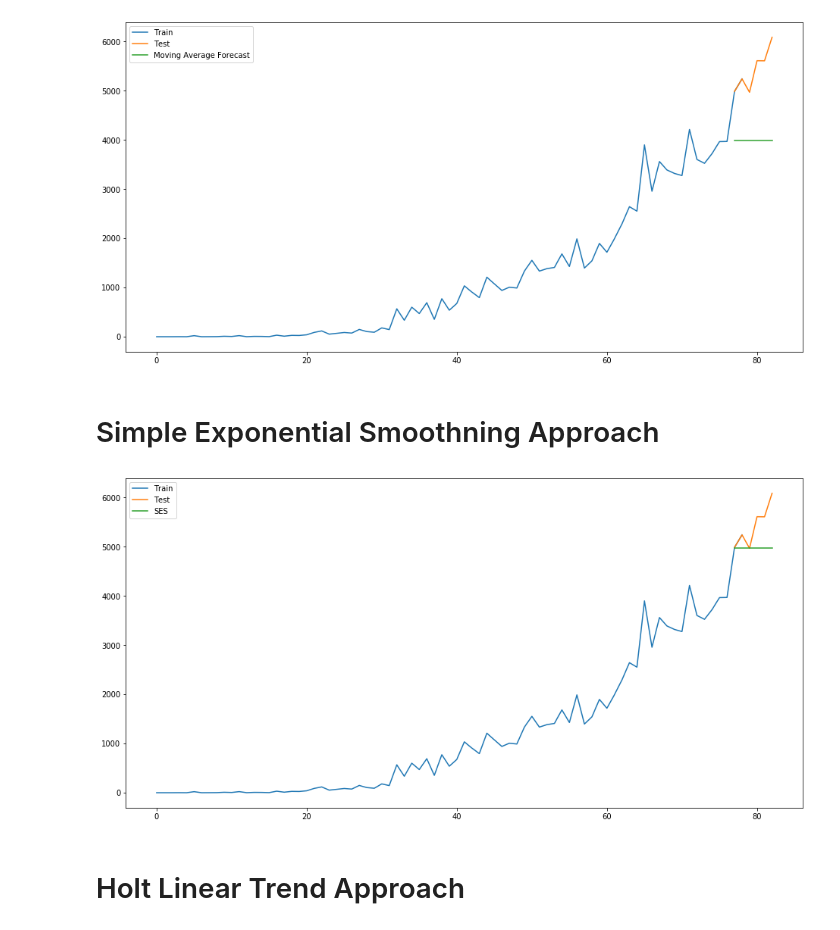
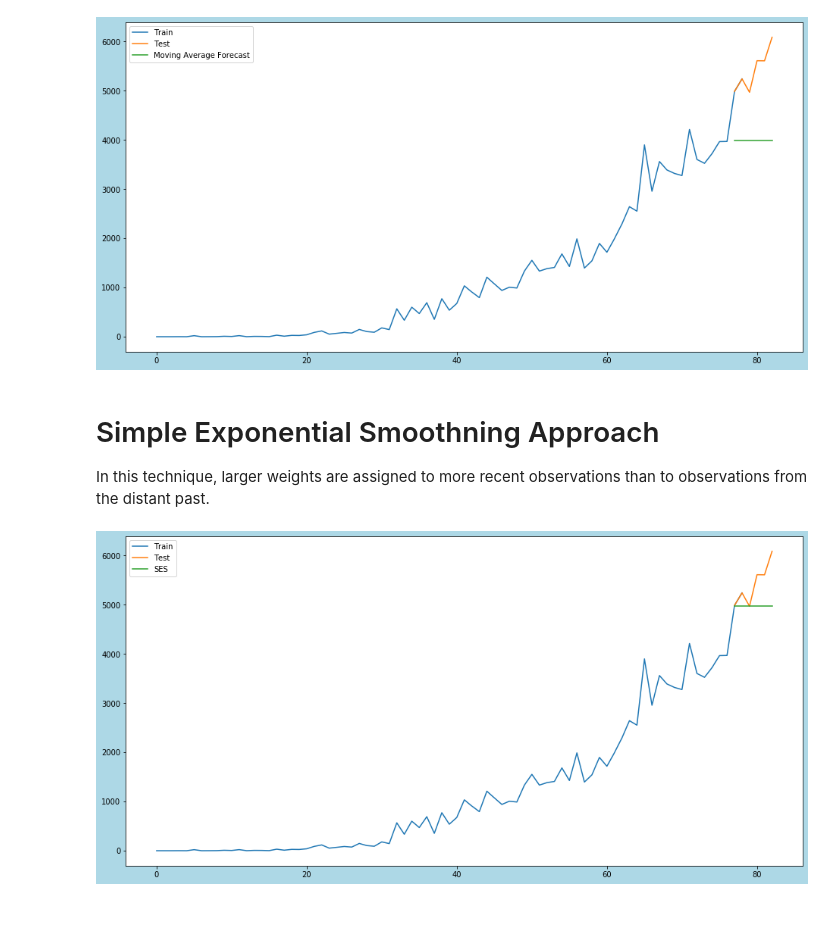
Before and after one commit to rahulagarwal01/COVID_19_Time_Series, a Jupyter notebook: notebooks/Time_Series.ipynb, the cells around one changed output. Cells and saved outputs as stored; diff of their text form; code cells hidden in the pictures.

```diff
--- a/notebooks/Time_Series.ipynb
+++ b/notebooks/Time_Series.ipynb
@@ -72,35 +83,37 @@ rms = sqrt(mean_squared_error(test.new_cases, y_hat_avg.avg_forecast))
 # %%
 #Moving average
 y_hat_avg = test.copy()
 y_hat_avg['moving_avg_forecast'] = train['new_cases'].rolling(10).mean().iloc[-1]
-pyplot.figure(figsize=(16,8))
+fig=pyplot.figure(figsize=(16,8))
 pyplot.plot(train['new_cases'], label='Train')
 pyplot.plot(test['new_cases'], label='Test')
 pyplot.plot(y_hat_avg['moving_avg_forecast'], label='Moving Average Forecast')
 pyplot.legend(loc='best')
+fig.patch.set_facecolor('lightblue')
 pyplot.show()
 # %% [output]
-[figure, old version]
+[figure, new version]
 # %%
 rms = sqrt(mean_squared_error(test.new_cases, y_hat_avg.moving_avg_forecast))
 #print(rms)
-# %% [markdown]
-# Simple Exponential Smoothning Approach
+# %% [markdown]
+# Simple Exponential Smoothning Approach
+
+ In this technique, larger weights are assigned to more recent observations than to observations from the distant past.
 # %%
 #Simple Exponential Smoothning
 y_hat_avg = test.copy()
 fit2 = SimpleExpSmoothing(np.asarray(train['new_cases'])).fit(smoothing_level=0.6,optimized=False)
 y_hat_avg['SES'] = fit2.forecast(len(test))
-pyplot.figure(figsize=(16,8))
+fig=pyplot.figure(figsize=(16,8))
 pyplot.plot(train['new_cases'], label='Train')
 pyplot.plot(test['new_cases'], label='Test')
 pyplot.plot(y_hat_avg['SES'], label='SES')
 pyplot.legend(loc='best')
+fig.patch.set_facecolor('lightblue')
 pyplot.show()
 # %% [output]
-[figure, old version]
+[figure, new version]
 # %%
 rms = sqrt(mean_squared_error(test.new_cases, y_hat_avg.SES))
 #print(rms)
-# %% [markdown]
-# Holt Linear Trend Approach
```
Also changed, not shown: parts of 16 cells of this notebook.
